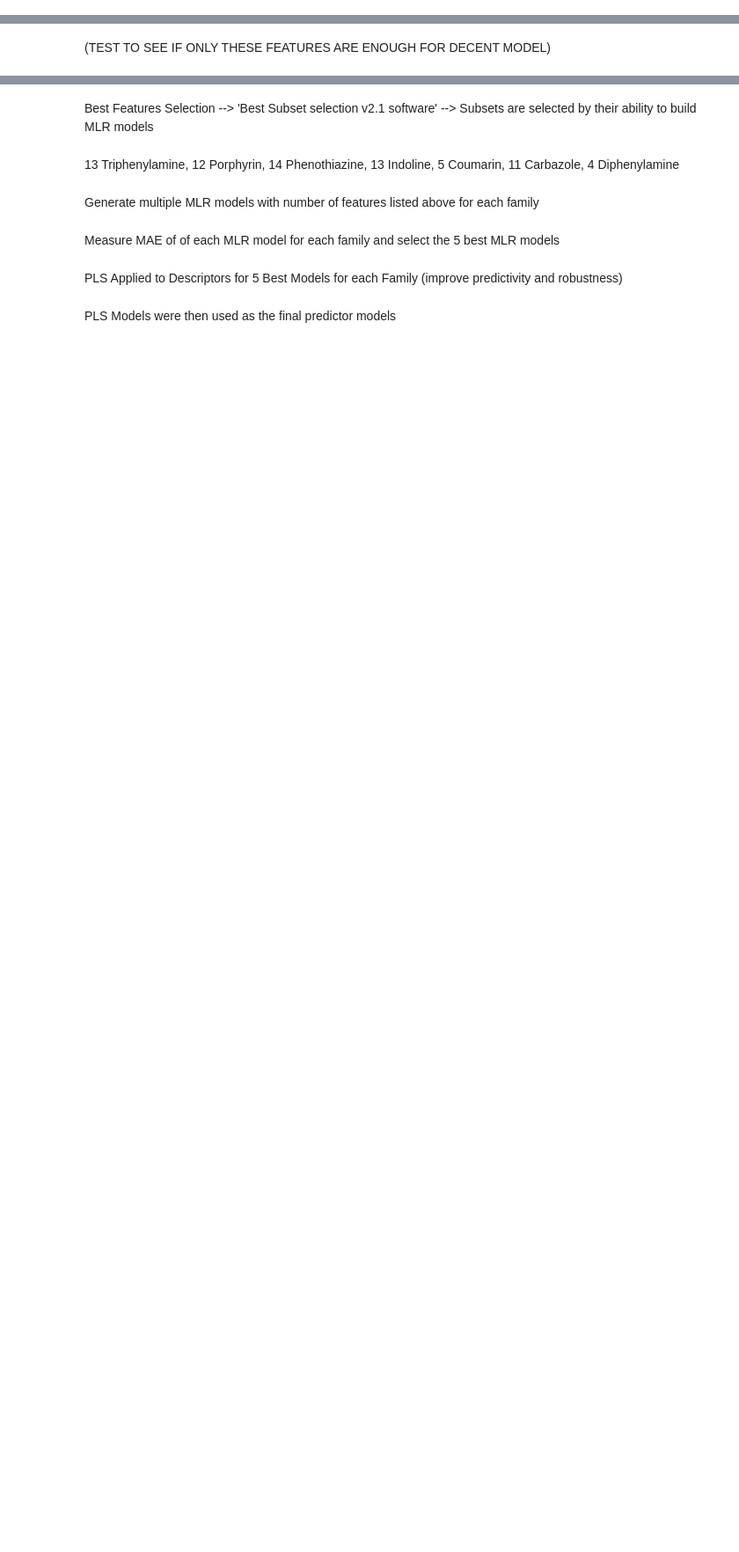
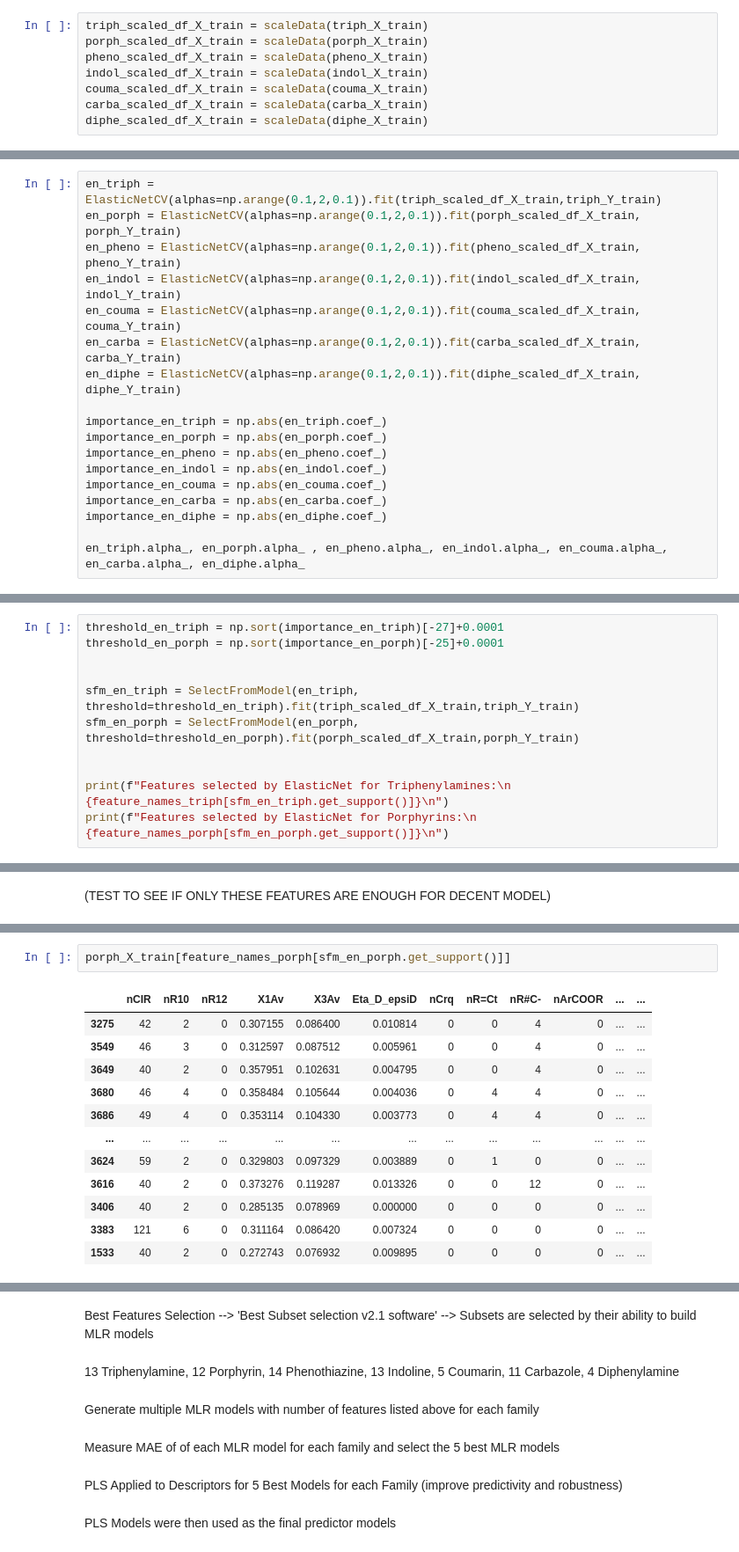
Before and after one commit to PaulC61/Cheminformatics, a Jupyter notebook: InternshipM2_BIU/WorkingEnvironment/Phase2/plsPaper.ipynb, the cells around one changed output, grey strips where cells are left out. Shown at 88% size. Saved outputs shown, nothing was run; the diff lists cells and outputs as text; blank space fills up the shorter version.

```diff
--- a/InternshipM2_BIU/WorkingEnvironment/Phase2/plsPaper.ipynb
+++ b/InternshipM2_BIU/WorkingEnvironment/Phase2/plsPaper.ipynb
@@ -183,0 +206,8 @@ lasso.alpha_
+# %%
+triph_scaled_df_X_train = scaleData(triph_X_train)
+porph_scaled_df_X_train = scaleData(porph_X_train)
+pheno_scaled_df_X_train = scaleData(pheno_X_train)
+indol_scaled_df_X_train = scaleData(indol_X_train)
+couma_scaled_df_X_train = scaleData(couma_X_train)
+carba_scaled_df_X_train = scaleData(carba_X_train)
+diphe_scaled_df_X_train = scaleData(diphe_X_train)
@@ -183,0 +249,18 @@ lasso.alpha_
+# %%
+en_triph = ElasticNetCV(alphas=np.arange(0.1,2,0.1)).fit(triph_scaled_df_X_train,triph_Y_train)
+en_porph = ElasticNetCV(alphas=np.arange(0.1,2,0.1)).fit(porph_scaled_df_X_train, porph_Y_train)
+en_pheno = ElasticNetCV(alphas=np.arange(0.1,2,0.1)).fit(pheno_scaled_df_X_train, pheno_Y_train)
+en_indol = ElasticNetCV(alphas=np.arange(0.1,2,0.1)).fit(indol_scaled_df_X_train, indol_Y_train)
+en_couma = ElasticNetCV(alphas=np.arange(0.1,2,0.1)).fit(couma_scaled_df_X_train, couma_Y_train)
+en_carba = ElasticNetCV(alphas=np.arange(0.1,2,0.1)).fit(carba_scaled_df_X_train, carba_Y_train)
+en_diphe = ElasticNetCV(alphas=np.arange(0.1,2,0.1)).fit(diphe_scaled_df_X_train, diphe_Y_train)
+
+importance_en_triph = np.abs(en_triph.coef_)
+importance_en_porph = np.abs(en_porph.coef_)
+importance_en_pheno = np.abs(en_pheno.coef_)
+importance_en_indol = np.abs(en_indol.coef_)
+importance_en_couma = np.abs(en_couma.coef_)
+importance_en_carba = np.abs(en_carba.coef_)
+importance_en_diphe = np.abs(en_diphe.coef_)
+
+en_triph.alpha_, en_porph.alpha_ , en_pheno.alpha_, en_indol.alpha_, en_couma.alpha_, en_carba.alpha_, en_diphe.alpha_
@@ -202,0 +320,11 @@ array([False, False, False, ..., False, False, False])
+# %%
+threshold_en_triph = np.sort(importance_en_triph)[-27]+0.0001
+threshold_en_porph = np.sort(importance_en_porph)[-25]+0.0001
+
+
+sfm_en_triph = SelectFromModel(en_triph, threshold=threshold_en_triph).fit(triph_scaled_df_X_train,triph_Y_train)
+sfm_en_porph = SelectFromModel(en_porph, threshold=threshold_en_porph).fit(porph_scaled_df_X_train,porph_Y_train)
+
+
+print(f"Features selected by ElasticNet for Triphenylamines:\n {feature_names_triph[sfm_en_triph.get_support()]}\n")
+print(f"Features selected by ElasticNet for Porphyrins:\n {feature_names_porph[sfm_en_porph.get_support()]}\n")
@@ -227,0 +345,15 @@ test_predict_Y=model.predict(triph_X_test[feature_names[sfm.get_support()]])
+# %%
+porph_X_train[feature_names_porph[sfm_en_porph.get_support()]]
+# %% [output]
+|  | nCIR | nR10 | nR12 | X1Av | X3Av | Eta_D_epsiD | nCrq | nR=Ct | nR#C- | nArCOOR | ... | ... |
+| 3275 | 42 | 2 | 0 | 0.307155 | 0.086400 | 0.010814 | 0 | 0 | 4 | 0 | ... | ... |
+| 3549 | 46 | 3 | 0 | 0.312597 | 0.087512 | 0.005961 | 0 | 0 | 4 | 0 | ... | ... |
+| 3649 | 40 | 2 | 0 | 0.357951 | 0.102631 | 0.004795 | 0 | 0 | 4 | 0 | ... | ... |
+| 3680 | 46 | 4 | 0 | 0.358484 | 0.105644 | 0.004036 | 0 | 4 | 4 | 0 | ... | ... |
+| 3686 | 49 | 4 | 0 | 0.353114 | 0.104330 | 0.003773 | 0 | 4 | 4 | 0 | ... | ... |
+| ... | ... | ... | ... | ... | ... | ... | ... | ... | ... | ... | ... | ... |
+| 3624 | 59 | 2 | 0 | 0.329803 | 0.097329 | 0.003889 | 0 | 1 | 0 | 0 | ... | ... |
+| 3616 | 40 | 2 | 0 | 0.373276 | 0.119287 | 0.013326 | 0 | 0 | 12 | 0 | ... | ... |
+| 3406 | 40 | 2 | 0 | 0.285135 | 0.078969 | 0.000000 | 0 | 0 | 0 | 0 | ... | ... |
+| 3383 | 121 | 6 | 0 | 0.311164 | 0.086420 | 0.007324 | 0 | 0 | 0 | 0 | ... | ... |
+| 1533 | 40 | 2 | 0 | 0.272743 | 0.076932 | 0.009895 | 0 | 0 | 0 | 0 | ... | ... |
```
Also changed, not shown: parts of 26 cells of this notebook, 1 other file.
